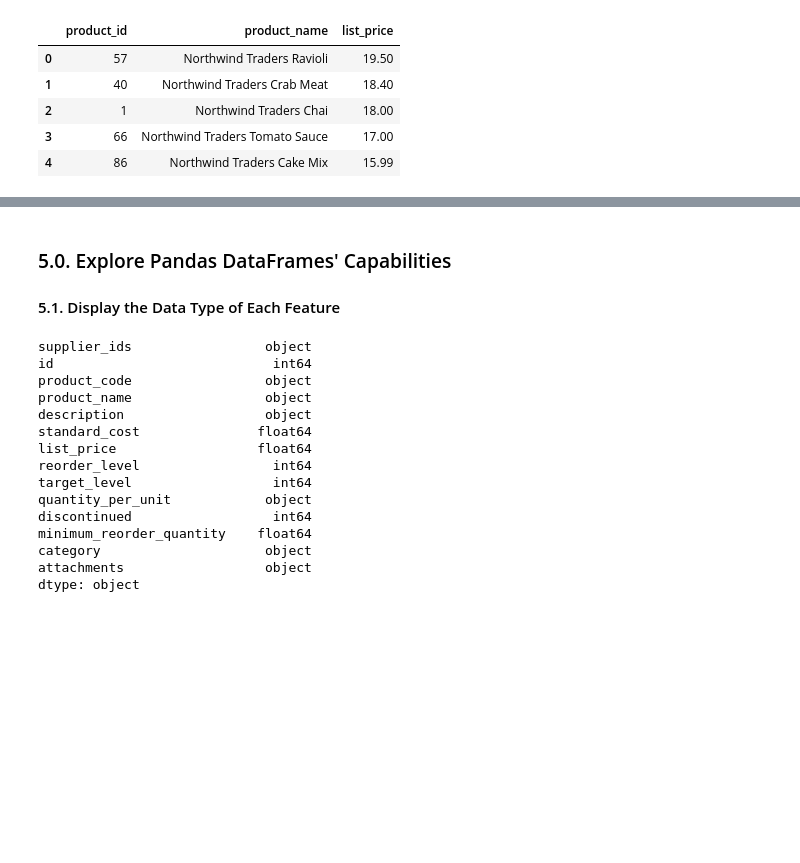
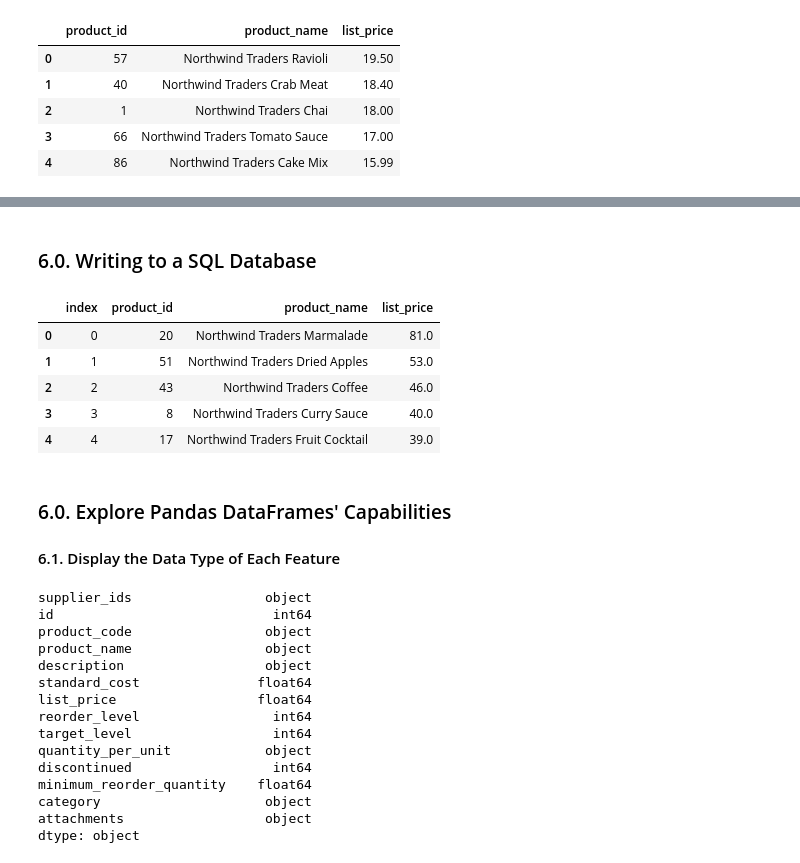
Before and after one commit to nem2pq/DS-3002-01, a Jupyter notebook: 02-Python/02-Python-MySQL.ipynb, the cells around one changed output, grey strips where cells are left out. Drawn from its saved outputs; the diff is of its cells as text; code cells hidden in the pictures; blank space fills up the shorter version.

```diff
--- a/02-Python/02-Python-MySQL.ipynb
+++ b/02-Python/02-Python-MySQL.ipynb
@@ -200,0 +206,10 @@ df.tail()
+# %%
+conn_str = f"mysql+pymysql://{user_id}:{pwd}@{host_name}/{db_name}"
+
+sqlEngine = create_engine(conn_str, pool_recycle=3600)
+conn = sqlEngine.connect()
+
+df = pd.read_sql(sql_query, conn);
+
+conn.close()
+df.head()
@@ -233,0 +258,9 @@ Shape: (5, 3)
+# %%
+def get_sqlalchemy_dataframe(user_id, pwd, host_name, db_name, sql_query):
+    conn_str = f"mysql+pymysql://{user_id}:{pwd}@{host_name}/{db_name}"
+    sqlEngine = create_engine(conn_str, pool_recycle=3600)
+    connection = sqlEngine.connect()
+    dframe = pd.read_sql(sql_query, connection);
+    connection.close()
+
+    return dframe
@@ -256,0 +304,2 @@ Shape: 5 Observations x 3 Features
+# %% [markdown]
+### 6.0. Writing to a SQL Database
@@ -257,6 +315,16 @@ Shape: 5 Observations x 3 Features
+# %%
+df = get_sqlalchemy_dataframe(user_id, pwd, host_name, db_name, 'SELECT * FROM dim_products')
+df.head()
+# %% [output]
+|  | index | product_id | product_name | list_price |
+| 0 | 0 | 20 | Northwind Traders Marmalade | 81.0 |
+| 1 | 1 | 51 | Northwind Traders Dried Apples | 53.0 |
+| 2 | 2 | 43 | Northwind Traders Coffee | 46.0 |
+| 3 | 3 | 8 | Northwind Traders Curry Sauce | 40.0 |
+| 4 | 4 | 17 | Northwind Traders Fruit Cocktail | 39.0 |
 # %% [markdown]
-### 5.0. Explore Pandas DataFrames' Capabilities
-#### 5.1. Display the Data Type of Each Feature
+### 6.0. Explore Pandas DataFrames' Capabilities
+#### 6.1. Display the Data Type of Each Feature
 # %%
 sql_query = "SELECT * FROM northwind.products;"
 
```
Also changed, not shown: parts of 22 cells of this notebook.
